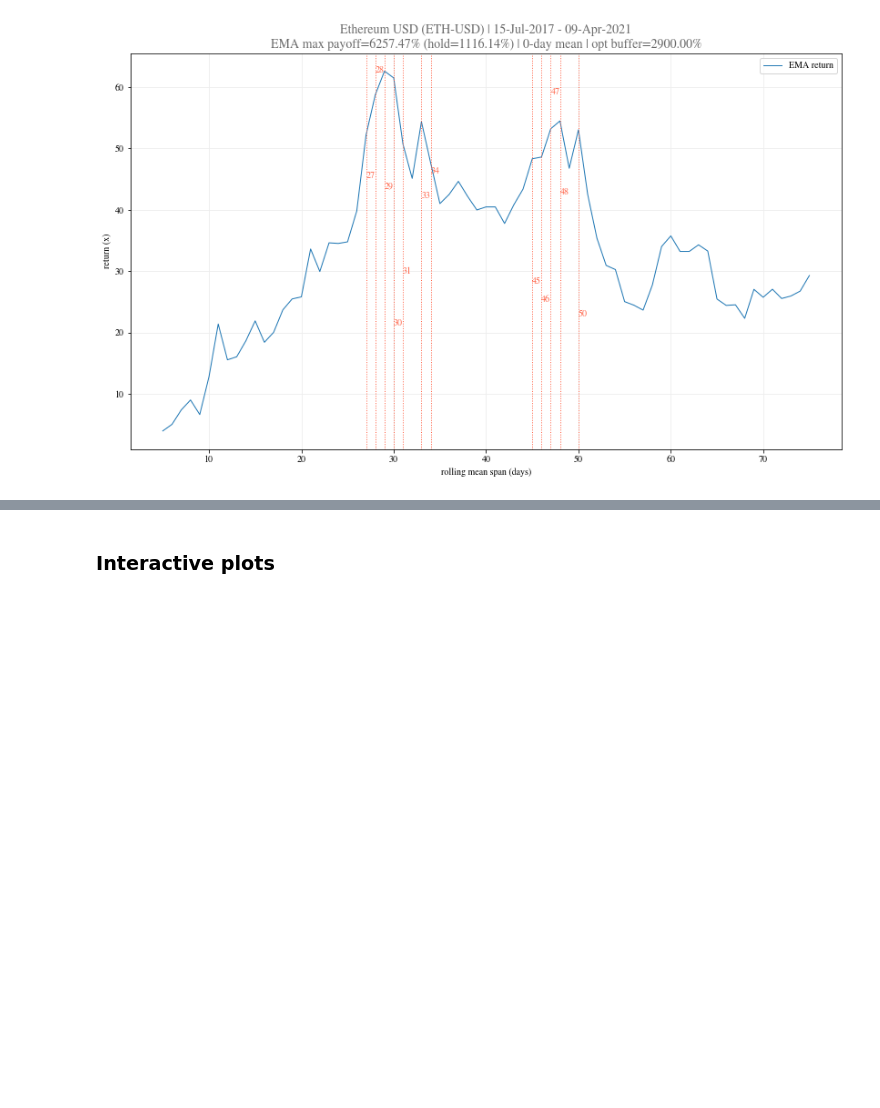
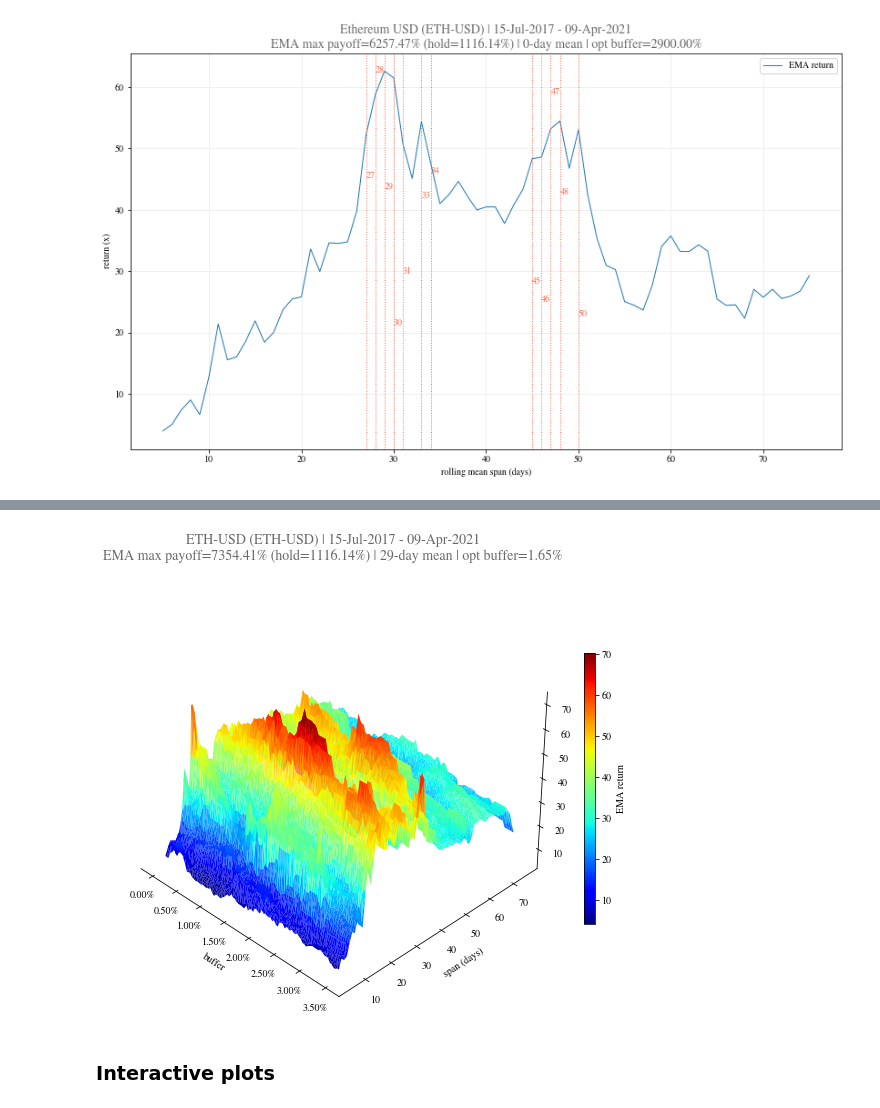
Before and after one commit to Ursuline/asset_management, a Jupyter notebook: moving_avg_oo.ipynb, the cells around one changed output, grey strips where cells are left out. Cells and saved outputs as stored; diff of their text form; code cells hidden in the pictures; blank space fills up the shorter version.

```diff
--- a/moving_avg_oo.ipynb
+++ b/moving_avg_oo.ipynb
@@ -227,13 +211,14 @@ def plot_buffer_span_3D(azimuth, elevation, rdist, colors):
 # %%
-# Driver for plot_buffer_span_3D
+# Driver for surface_plot
 plot = True
 if plot:
     %time
     #%prun -D plot_3D.prof
-    trp.plot_buffer_span_3D(TICKER, ticker_name, date_range,
-                                  spans, buffers, emas, hold,
-                                  colors=dft.SURFACE_COLOR_SCHEME,
-                                  azim=dft.PERSPECTIVE[0],
-                                  elev=dft.PERSPECTIVE[1],
-                                  rdist=dft.PERSPECTIVE[2],
-                                 )
+    topomap.surface_plot(ticker_obj,
+                         date_range,
+                         colors=dft.SURFACE_COLOR_SCHEME,
+                         azim=dft.PERSPECTIVE[0],
+                         elev=dft.PERSPECTIVE[1],
+                         rdist=dft.PERSPECTIVE[2],
+                        )
+# %% [output]
@@ -240,3 +227,4 @@ if plot:
+[figure, added]
 # %% [markdown]
 ### Interactive plots
 # %% [markdown]
```
Also changed, not shown: parts of 17 cells of this notebook.
